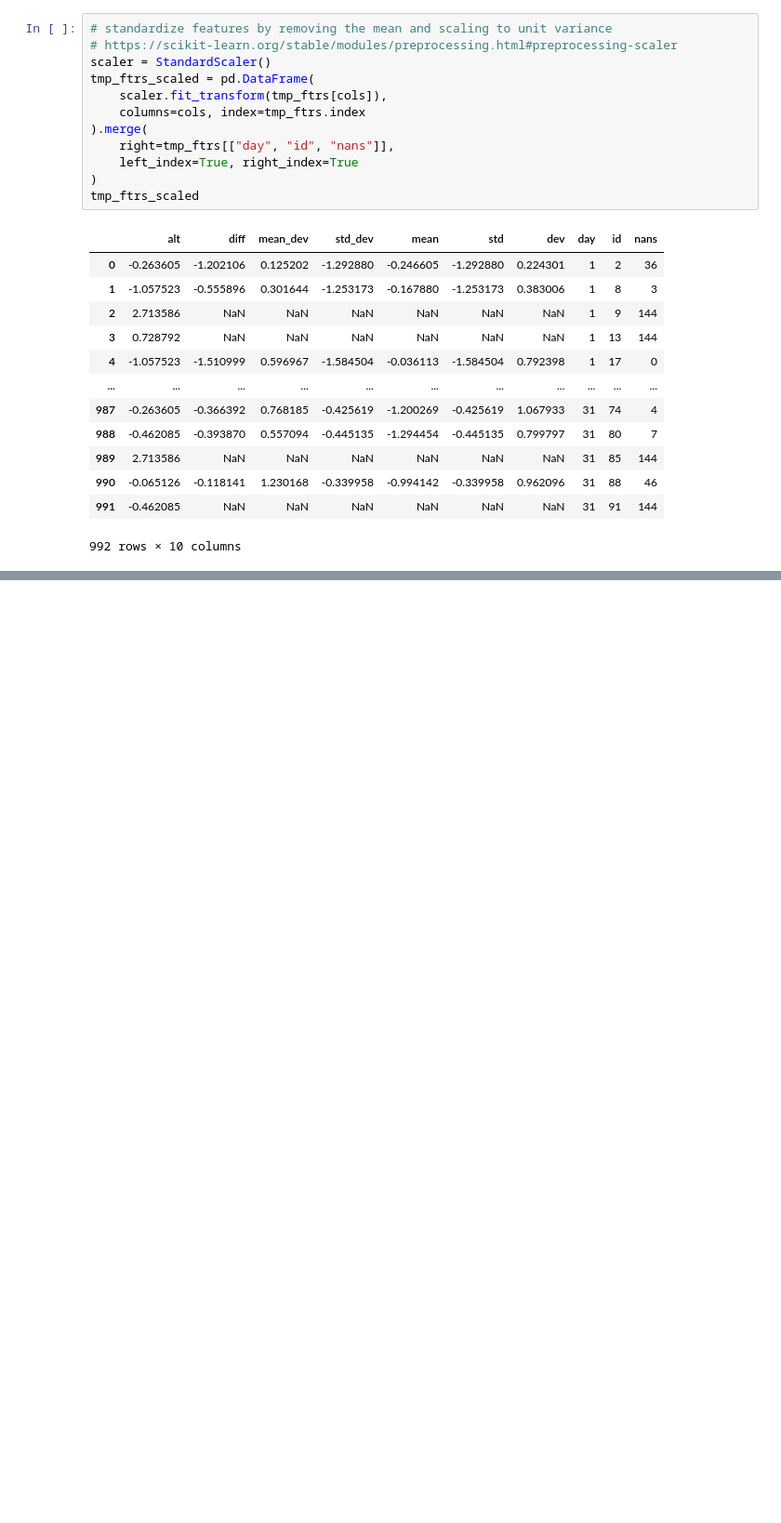
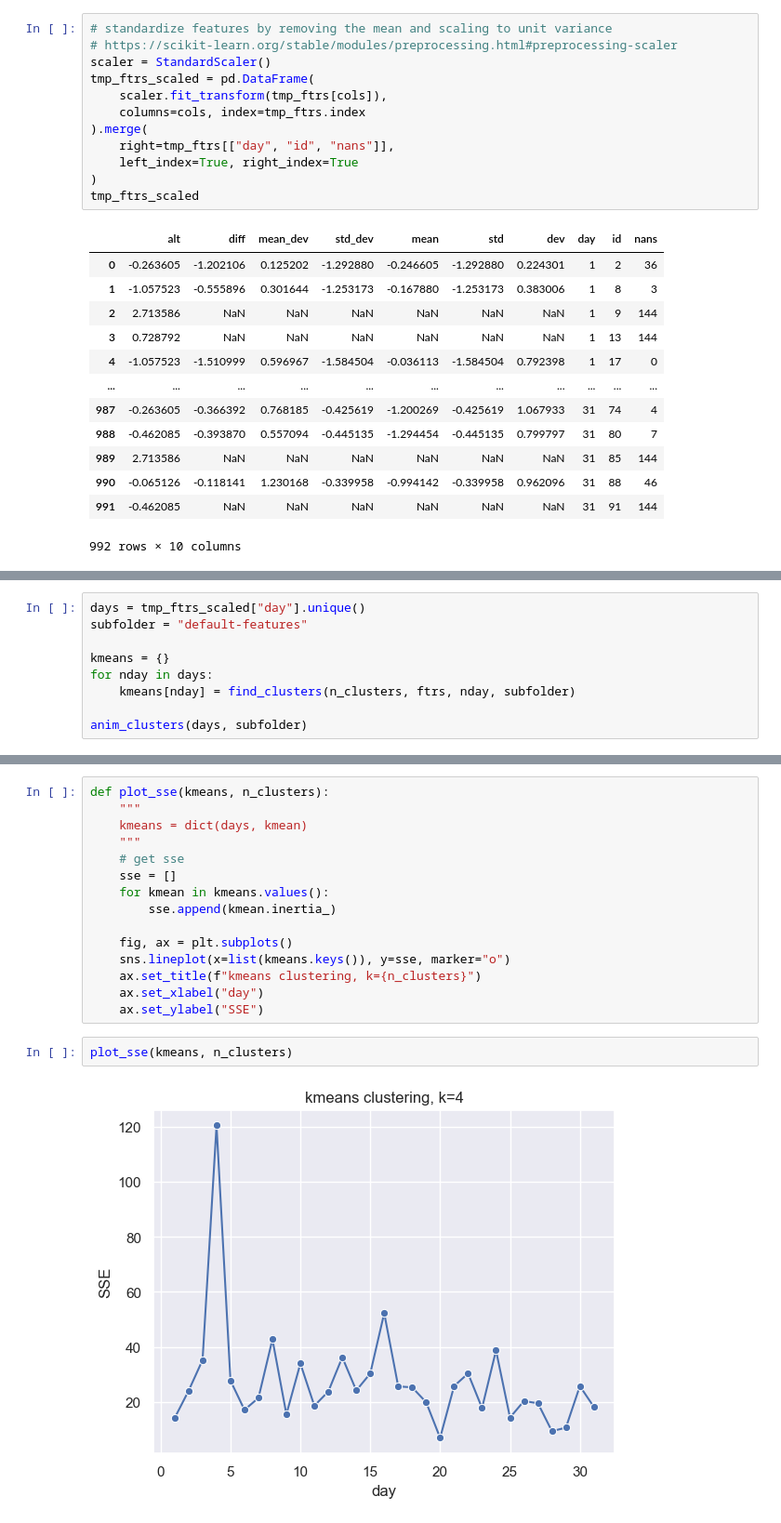
Before and after one commit to vegan-schnitzel/messi-cluster-analysis, a Jupyter notebook: code/4-scaled-features.ipynb, the cells around one changed output, grey strips where cells are left out. Shown: that part at 93% size. Drawn from its saved outputs; the diff is of its cells as text; blank space fills up the shorter version.

```diff
--- a/code/4-scaled-features.ipynb
+++ b/code/4-scaled-features.ipynb
@@ -152,0 +336,9 @@ tmp_ftrs_scaled
+# %%
+days = tmp_ftrs_scaled["day"].unique()
+subfolder = "default-features"
+
+kmeans = {}
+for nday in days:
+    kmeans[nday] = find_clusters(n_clusters, ftrs, nday, subfolder)
+
+anim_clusters(days, subfolder)
@@ -152,0 +363,19 @@ tmp_ftrs_scaled
+# %%
+def plot_sse(kmeans, n_clusters):
+    """
+    kmeans = dict(days, kmean)
+    """
+    # get sse
+    sse = []
+    for kmean in kmeans.values():
+        sse.append(kmean.inertia_)
+
+    fig, ax = plt.subplots()
+    sns.lineplot(x=list(kmeans.keys()), y=sse, marker="o")
+    ax.set_title(f"kmeans clustering, k={n_clusters}")
+    ax.set_xlabel("day")
+    ax.set_ylabel("SSE")
+# %%
+plot_sse(kmeans, n_clusters)
+# %% [output]
+[figure, added]
```
Also changed, not shown: parts of 22 cells of this notebook, 34 other files.
